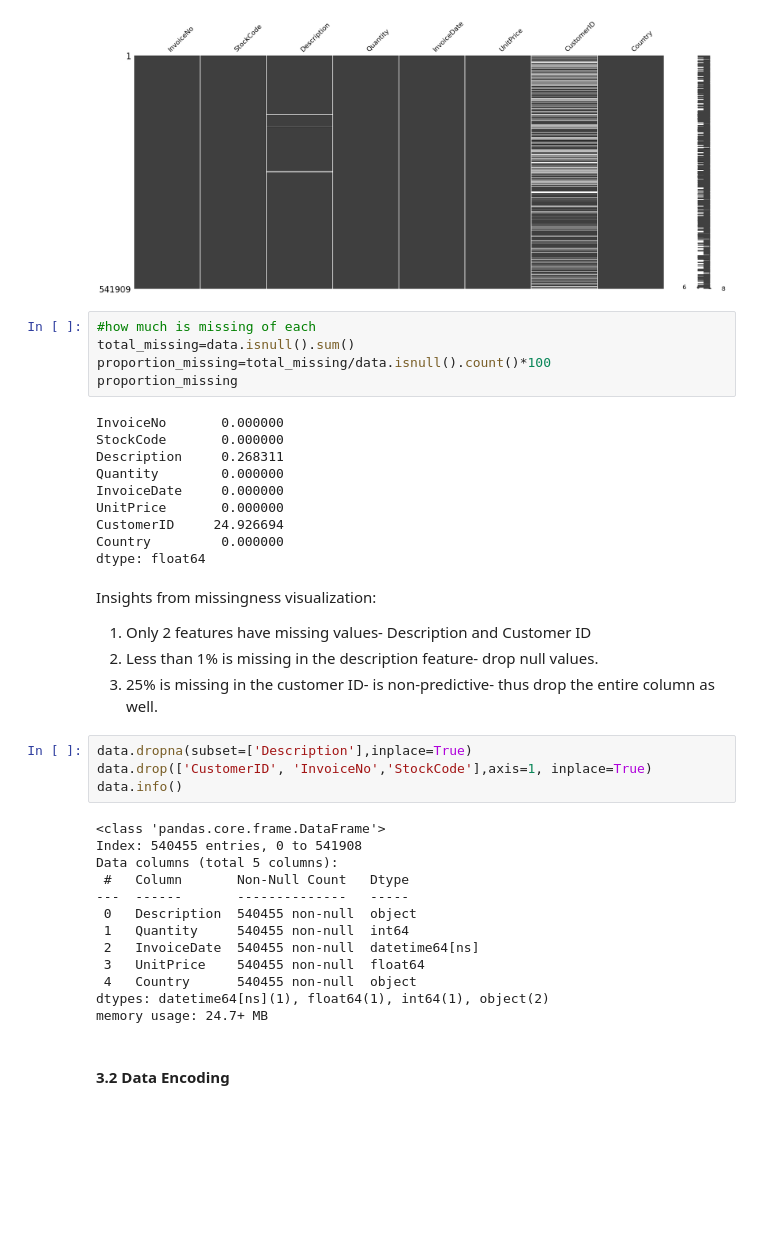
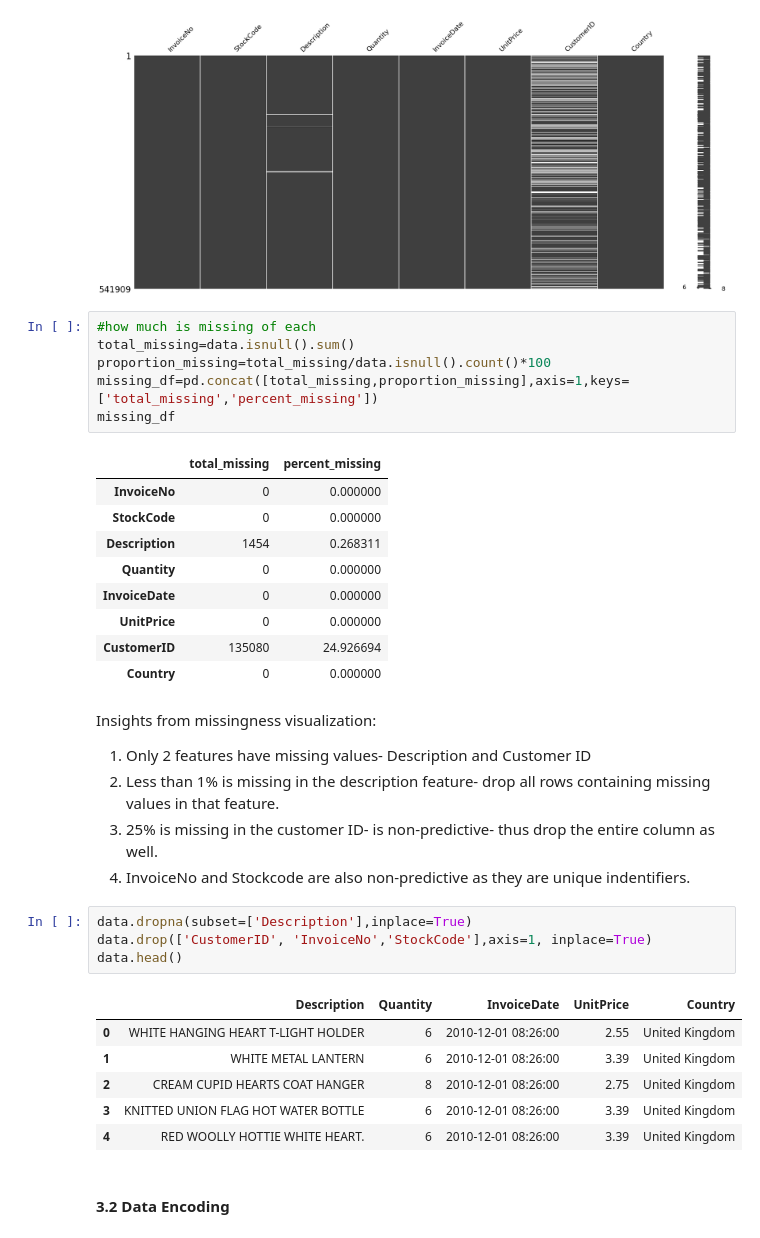
Before and after one commit to WamzMwangi/Unsupervised_Machine_Learning, a Jupyter notebook: Week2_Clustering/Customer_Segmentation_Project.ipynb, the cells around one changed output. Cells and saved outputs as stored; diff of their text form; blank space fills up the shorter version.

```diff
--- a/Week2_Clustering/Customer_Segmentation_Project.ipynb
+++ b/Week2_Clustering/Customer_Segmentation_Project.ipynb
@@ -83,39 +70,35 @@ mn.matrix(data)
 #how much is missing of each
 total_missing=data.isnull().sum()
 proportion_missing=total_missing/data.isnull().count()*100
-proportion_missing
+missing_df=pd.concat([total_missing,proportion_missing],axis=1,keys=['total_missing','percent_missing'])
+missing_df
 # %% [output]
-InvoiceNo       0.000000
-StockCode       0.000000
-Description     0.268311
-Quantity        0.000000
-InvoiceDate     0.000000
-UnitPrice       0.000000
-CustomerID     24.926694
-Country         0.000000
-dtype: float64
+|  | total_missing | percent_missing |
+| InvoiceNo | 0 | 0.000000 |
+| StockCode | 0 | 0.000000 |
+| Description | 1454 | 0.268311 |
+| Quantity | 0 | 0.000000 |
+| InvoiceDate | 0 | 0.000000 |
+| UnitPrice | 0 | 0.000000 |
+| CustomerID | 135080 | 24.926694 |
+| Country | 0 | 0.000000 |
 # %% [markdown]
 Insights from missingness visualization:
 1. Only 2 features have missing values- Description and Customer ID
-2. Less than 1% is missing in the description feature- drop null values.
+2. Less than 1% is missing in the description feature- drop all rows containing missing values in that feature.
 3. 25% is missing in the customer ID- is non-predictive- thus drop the entire column as well.
+4. InvoiceNo and Stockcode are also non-predictive as they are unique indentifiers.
 # %%
 data.dropna(subset=['Description'],inplace=True)
 data.drop(['CustomerID', 'InvoiceNo','StockCode'],axis=1, inplace=True)
-data.info()
+data.head()
 # %% [output]
-<class 'pandas.core.frame.DataFrame'>
-Index: 540455 entries, 0 to 541908
-Data columns (total 5 columns):
- #   Column       Non-Null Count   Dtype
----  ------       --------------   -----
- 0   Description  540455 non-null  object
- 1   Quantity     540455 non-null  int64
- 2   InvoiceDate  540455 non-null  datetime64[ns]
- 3   UnitPrice    540455 non-null  float64
- 4   Country      540455 non-null  object
-dtypes: datetime64[ns](1), float64(1), int64(1), object(2)
-memory usage: 24.7+ MB
+|  | Description | Quantity | InvoiceDate | UnitPrice | Country |
+| 0 | WHITE HANGING HEART T-LIGHT HOLDER | 6 | 2010-12-01 08:26:00 | 2.55 | United Kingdom |
+| 1 | WHITE METAL LANTERN | 6 | 2010-12-01 08:26:00 | 3.39 | United Kingdom |
+| 2 | CREAM CUPID HEARTS COAT HANGER | 8 | 2010-12-01 08:26:00 | 2.75 | United Kingdom |
+| 3 | KNITTED UNION FLAG HOT WATER BOTTLE | 6 | 2010-12-01 08:26:00 | 3.39 | United Kingdom |
+| 4 | RED WOOLLY HOTTIE WHITE HEART. | 6 | 2010-12-01 08:26:00 | 3.39 | United Kingdom |
 # %% [markdown]
 #### 3.2 Data Encoding
 # %%
```
Also changed, not shown: parts of 9 cells of this notebook.
